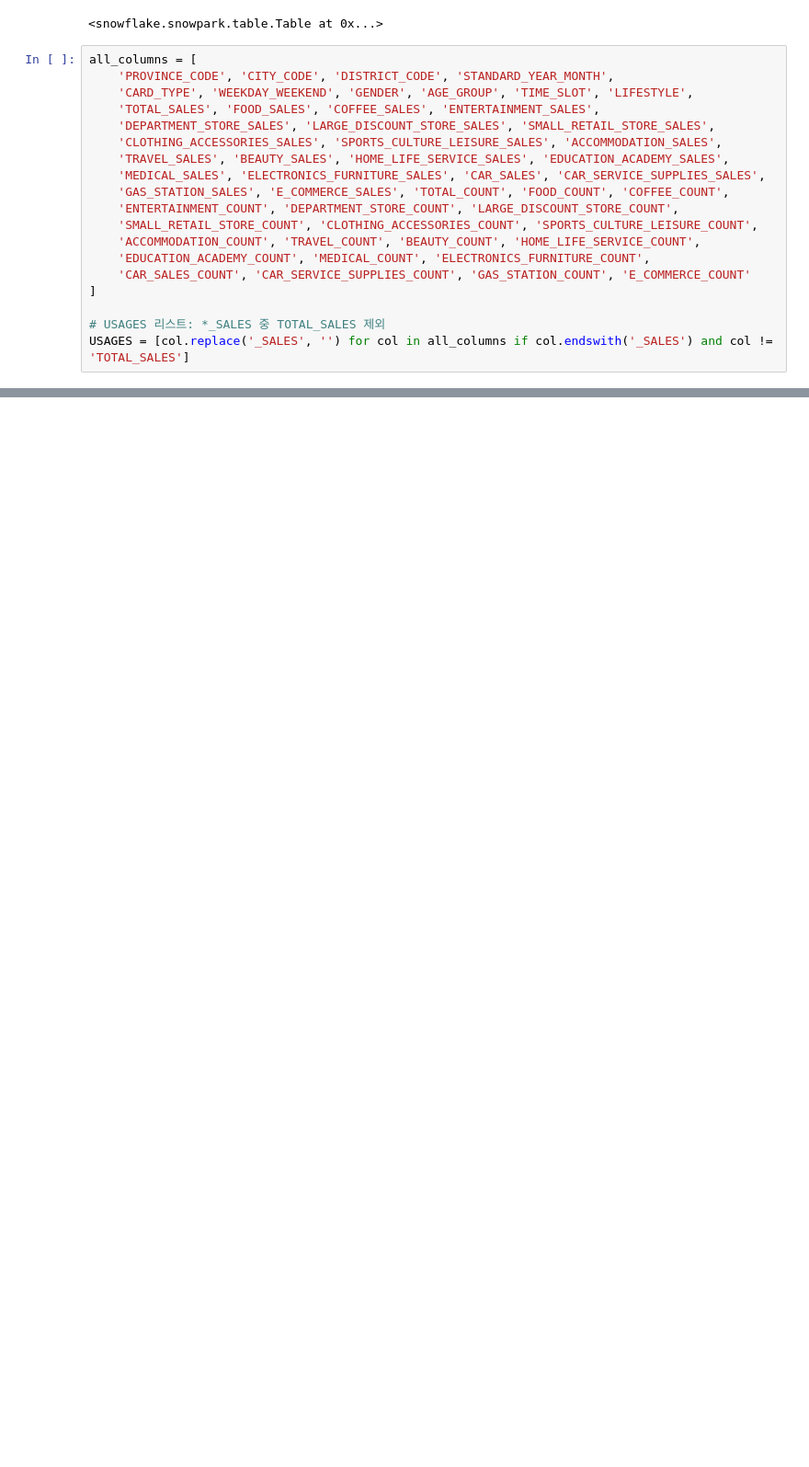
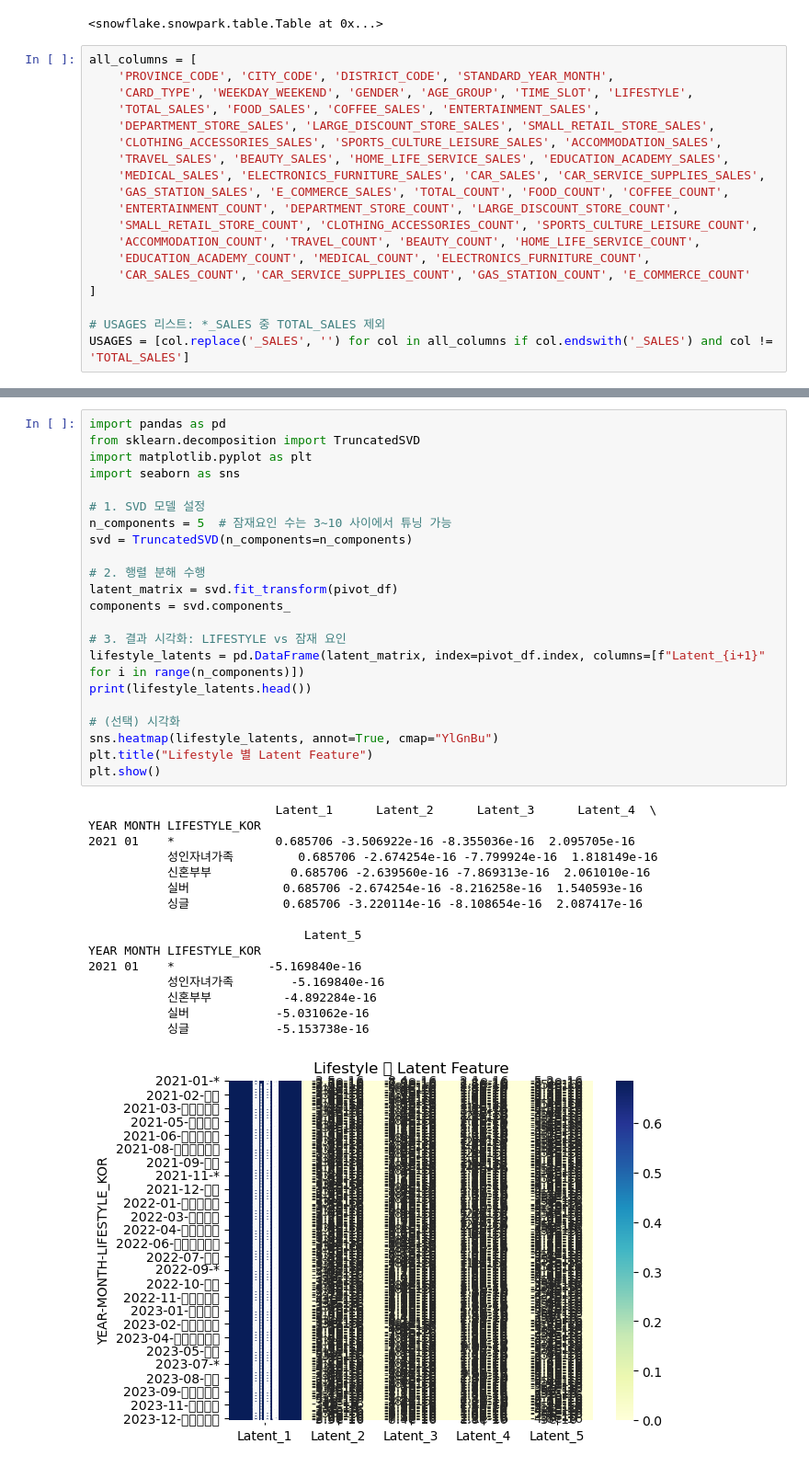
Before and after one commit to Soojin0501/HACKATHON_SnowflakeXStreamlit, a Jupyter notebook: CARBON_WALLET.ipynb, the cells around one changed output, grey strips where cells are left out. Shown at 92% size. Drawn from its saved outputs; the diff is of its cells as text; blank space fills up the shorter version.

```diff
--- a/CARBON_WALLET.ipynb
+++ b/CARBON_WALLET.ipynb
@@ -598,0 +673,39 @@ LIMIT 20
+# %%
+import pandas as pd
+from sklearn.decomposition import TruncatedSVD
+import matplotlib.pyplot as plt
+import seaborn as sns
+
+# 1. SVD 모델 설정
+n_components = 5  # 잠재요인 수는 3~10 사이에서 튜닝 가능
+svd = TruncatedSVD(n_components=n_components)
+
+# 2. 행렬 분해 수행
+latent_matrix = svd.fit_transform(pivot_df)
+components = svd.components_
+
+# 3. 결과 시각화: LIFESTYLE vs 잠재 요인
+lifestyle_latents = pd.DataFrame(latent_matrix, index=pivot_df.index, columns=[f"Latent_{i+1}" for i in range(n_components)])
+print(lifestyle_latents.head())
+
+# (선택) 시각화
+sns.heatmap(lifestyle_latents, annot=True, cmap="YlGnBu")
+plt.title("Lifestyle 별 Latent Feature")
+plt.show()
+# %% [output]
+                          Latent_1      Latent_2      Latent_3      Latent_4  \
+YEAR MONTH LIFESTYLE_KOR
+2021 01    *              0.685706 -3.506922e-16 -8.355036e-16  2.095705e-16
+           성인자녀가족         0.685706 -2.674254e-16 -7.799924e-16  1.818149e-16
+           신혼부부           0.685706 -2.639560e-16 -7.869313e-16  2.061010e-16
+           실버             0.685706 -2.674254e-16 -8.216258e-16  1.540593e-16
+           싱글             0.685706 -3.220114e-16 -8.108654e-16  2.087417e-16
+
+                              Latent_5
+YEAR MONTH LIFESTYLE_KOR
+2021 01    *             -5.169840e-16
+           성인자녀가족        -5.169840e-16
+           신혼부부          -4.892284e-16
+           실버            -5.031062e-16
+           싱글            -5.153738e-16
+[figure, added]
```
Also changed, not shown: parts of 22 cells of this notebook, 5 other files.
